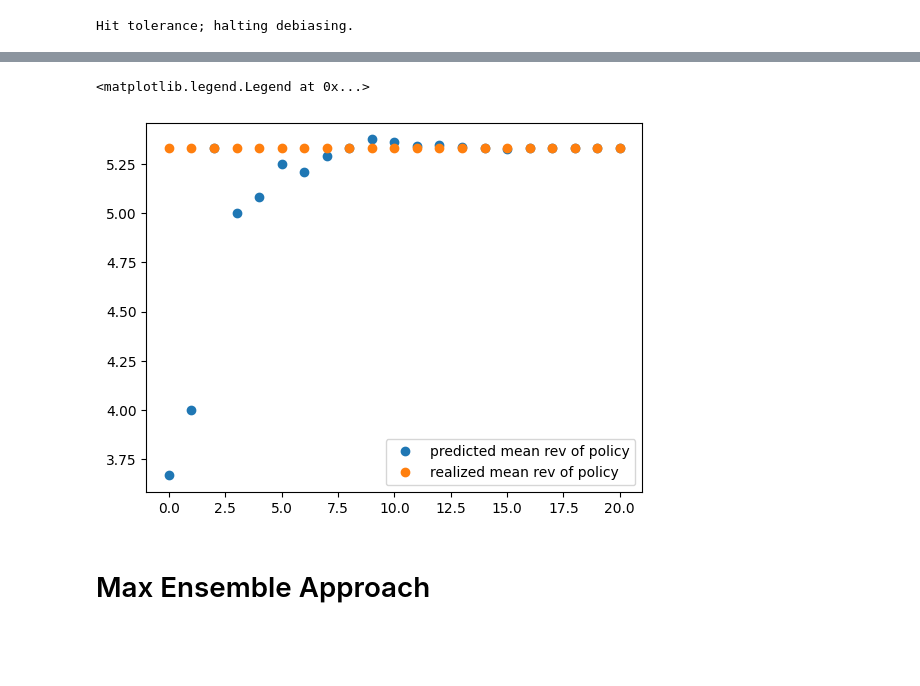
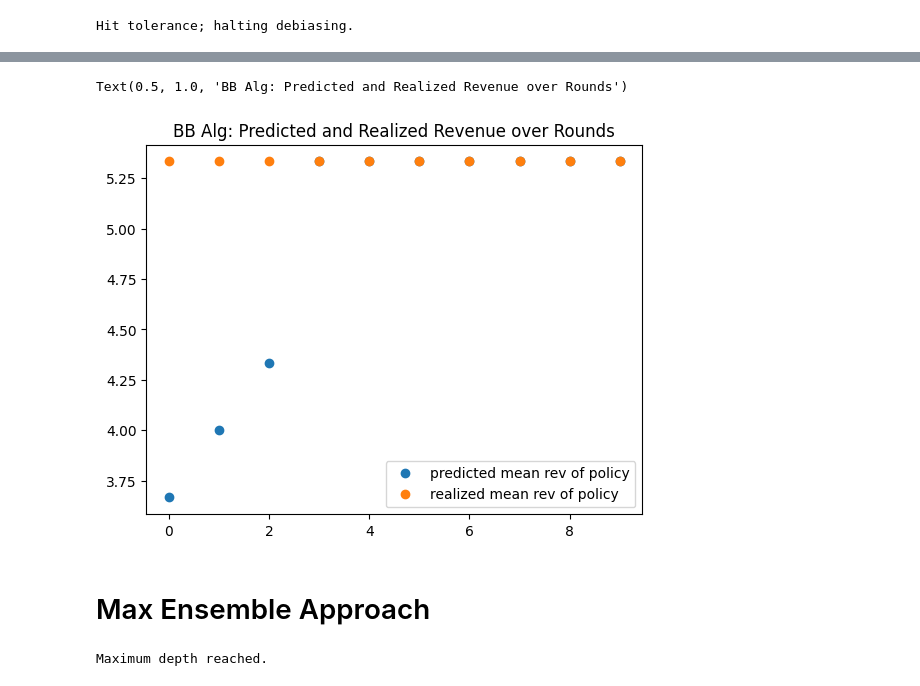
Before and after one commit to globusharris/ensembling-constrained-optimization, a Jupyter notebook: experiments.ipynb, the cells around one changed output, grey strips where cells are left out. Drawn from its saved outputs; the diff is of its cells as text; code cells hidden in the pictures; blank space fills up the shorter version.

```diff
--- a/experiments.ipynb
+++ b/experiments.ipynb
@@ -11,6 +11,7 @@ import policies
 # Bias Bounties Style Updates
 # %%
 importlib.reload(bbDebias)
+importlib.reload(policies)
 
 xs = np.array([[1],[2],[3]])
 ys = np.array([[1,10], [2,1], [4,0]])
@@ -65,16 +66,11 @@ policy0 = policies.Simplex(pred_dim, h0)
 policy1 = policies.Simplex(pred_dim, h1)
 policy2 = policies.Simplex(pred_dim, h2)
 policy3 = policies.Simplex(pred_dim, h3)
-model = bbDebias.bbDebias(max_depth, pred_dim, h0, xs, ys)
-model.debias_helper(ys, policy1);
-model.debias_helper(ys, policy2);
-model.debias_helper(ys, policy3);
 
-all_pi = [policy1, policy2, policy3]
 max_depth = 40
-tolerance = 1e-3 # after MSE improvement drops below this, halt debiasing process
-model = bbDebias.bbDebias(max_depth, pred_dim, h0, xs, ys)
+tolerance = 0.1 # after MSE improvement drops below this, halt debiasing process
+model = bbDebias.bbDebias(h0, policy0, xs, ys, max_depth, tolerance)
 
-model.debias(ys, all_pi, policy0, max_depth, tolerance)
+model.debias([h1,h2,h3],[policy1,policy2,policy3])
 # %% [output]
 Hit tolerance; halting debiasing.
@@ -120,11 +76,0 @@ plt.show()
-# %%
-preds = np.array(model.predictions_by_round)
-mses = np.zeros((model.curr_depth+1, model.prediction_dim))
-for i in range(len(model.predictions_by_round)):
-    mses[i] = mse(ys, model.predictions_by_round[i], multioutput='raw_values')
-
-coord = 1
-plt.plot(np.arange(model.curr_depth+1), mses[:,coord], '.')
-plt.title("MSE of single coordinate over all rounds of debiasing")
-plt.xlabel("Round of Debiasing")
-plt.ylabel("MSE");
@@ -132,0 +77,14 @@ plt.ylabel("MSE");
+# %%
+# generate MSE for each round
+
+mses = np.array([mse(ys, pred, multioutput='raw_values') for pred in model.predictions_by_round])
+
+coord = 0
+plt.plot(0,mses[0][coord],'.', label="Initial Model")
+for i in range(1, model.n_models+1):
+    indices = list(range(len(model.predictions_by_round)))[i::(model.n_models + 1)]
+    plt.plot(indices, mses[i::(model.n_models + 1)][:, coord], '.', label=f"Policy {i}")
+indices = list(range(len(model.predictions_by_round)))[(model.n_models+1)::(model.n_models + 1)]
+plt.plot(indices, mses[(model.n_models+1)::(model.n_models + 1)][:, coord], '.', label="Self-Consistency")
+plt.legend()
+plt.title("BB Alg: MSE over Rounds, by Policy")
@@ -133,17 +94,17 @@ plt.ylabel("MSE");
 # %%
 # predicted revenue of each point per round
 pred_rev = [np.einsum('ij,ij->i', model.predictions_by_round[i], policy0.run_given_preds(model.predictions_by_round[i])) for i in range(len(model.predictions_by_round))] #fancy vectorized row-wise dot product
 # realized revenue
 true_rev = [np.einsum('ij,ij->i', ys, policy0.run_given_preds(model.predictions_by_round[i])) for i in range(len(model.predictions_by_round))]
 
 
 plt.plot(range(len(model.predictions_by_round)), np.mean(pred_rev, axis=1), 'o', label="predicted mean rev of policy")
 plt.plot(range(len(model.predictions_by_round)), np.mean(true_rev, axis=1), 'o', label="realized mean rev of policy")
-#plt.axhline(np.mean(np.einsum('ij,ij->i', ys, policy0.run_given_preds(ys))), label="optimal policy mean revenue", color="orange")
 plt.legend()
+plt.title("BB Alg: Predicted and Realized Revenue over Rounds")
 # %% [output]
-<matplotlib.legend.Legend at 0x...>
+Text(0.5, 1.0, 'BB Alg: Predicted and Realized Revenue over Rounds')
-[figure, old version]
+[figure, new version]
 # %% [markdown]
 # Max Ensemble Approach
 # %%
@@ -178,6 +139,9 @@ def h1(xs):
 policy0 = policies.Simplex(pred_dim, h0)
 policy1 = policies.Simplex(pred_dim, h1)
 
-model = maxDebias.EnsembledModel([h0,h1], [policy0, policy1], xs, ys, 3)
+
+model = maxDebias.EnsembledModel([h0,h1], [policy0, policy1], xs, ys, 5, 0.1)
 model.debias()
 out, transcript = model.predict(xs)
+# %% [output]
+Maximum depth reached.
```
Also changed, not shown: parts of 6 cells of this notebook, 3 other files.
